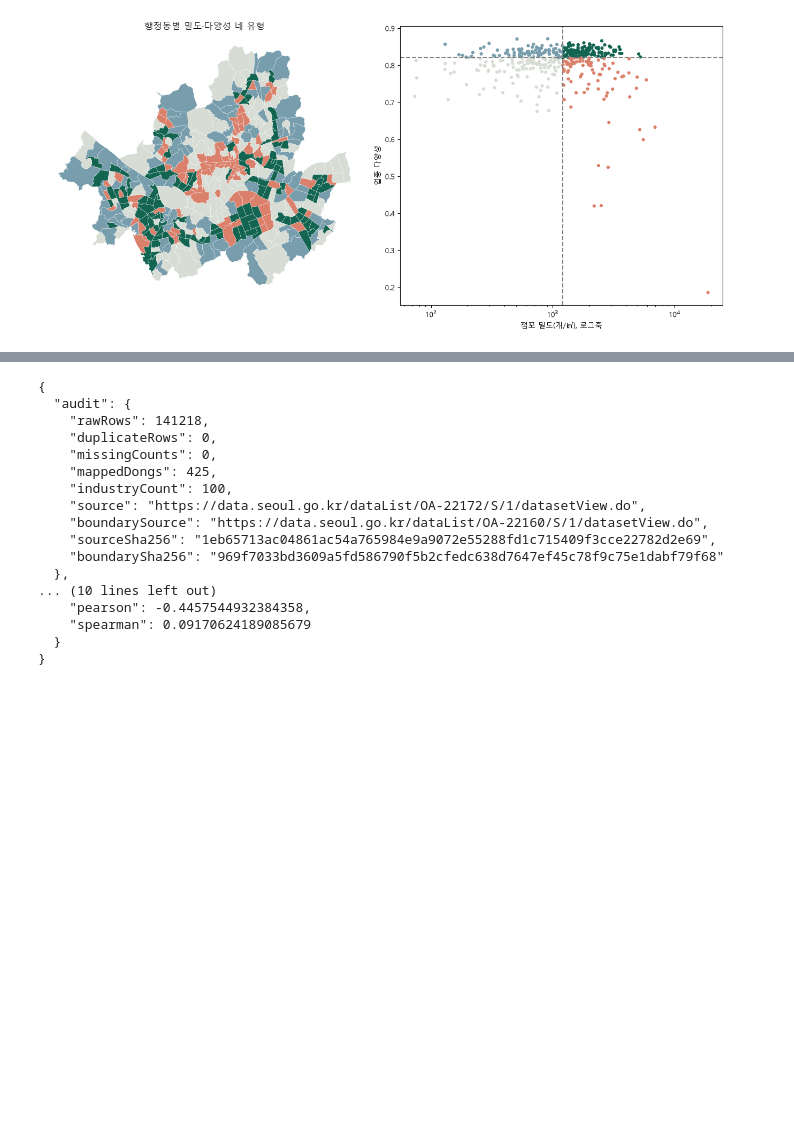
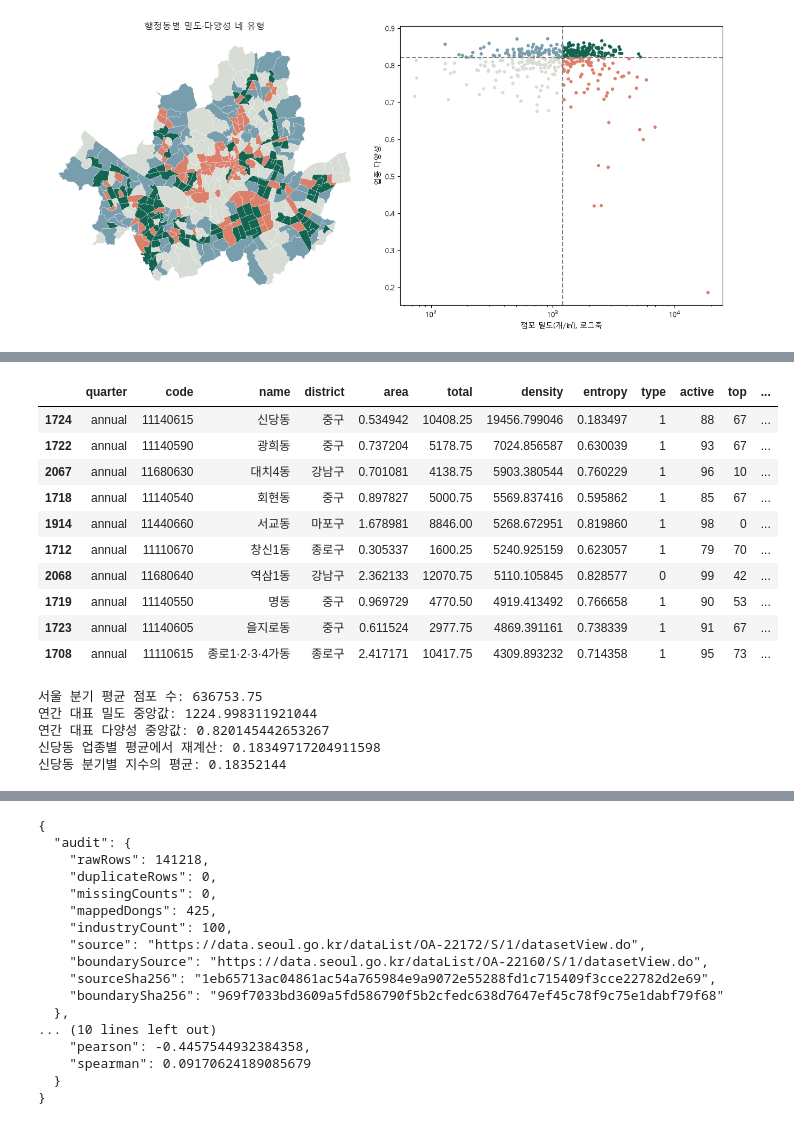
Before and after one commit to 5ykim/seoul-store-atlas, a Jupyter notebook: analysis.ipynb, the cells around one changed output, grey strips where cells are left out. Saved outputs shown, nothing was run; the diff lists cells and outputs as text; code cells hidden in the pictures; blank space fills up the shorter version.

```diff
--- a/analysis.ipynb
+++ b/analysis.ipynb
@@ -125,0 +128,29 @@ plt.tight_layout(); plt.show()
+# %%
+quarters = ['20251', '20252', '20253', '20254']
+annual = results[results['quarter'] == 'annual'].copy()
+display(annual.sort_values('density', ascending=False).head(10))
+print('서울 분기 평균 점포 수:', data['annual']['total'])
+print('연간 대표 밀도 중앙값:', data['annual']['medianDensity'])
+print('연간 대표 다양성 중앙값:', data['annual']['medianEntropy'])
+i = next(i for i,d in enumerate(data['dongs']) if d['code'] == code)
+mean_counts = [sum(data['quarters'][q]['counts'][i][k] for q in quarters)/4 for k in range(100)]
+print('신당동 업종별 평균에서 재계산:', diversity(mean_counts))
+print('신당동 분기별 지수의 평균:', sum(data['quarters'][q]['rows'][i]['entropy'] for q in quarters)/4)
+assert abs(diversity(mean_counts)-data['annual']['rows'][i]['entropy']) < 1e-7
+# %% [output]
+|  | quarter | code | name | district | area | total | density | entropy | type | active | top | ... |
+| 1724 | annual | 11140615 | 신당동 | 중구 | 0.534942 | 10408.25 | 19456.799046 | 0.183497 | 1 | 88 | 67 | ... |
+| 1722 | annual | 11140590 | 광희동 | 중구 | 0.737204 | 5178.75 | 7024.856587 | 0.630039 | 1 | 93 | 67 | ... |
+| 2067 | annual | 11680630 | 대치4동 | 강남구 | 0.701081 | 4138.75 | 5903.380544 | 0.760229 | 1 | 96 | 10 | ... |
+| 1718 | annual | 11140540 | 회현동 | 중구 | 0.897827 | 5000.75 | 5569.837416 | 0.595862 | 1 | 85 | 67 | ... |
+| 1914 | annual | 11440660 | 서교동 | 마포구 | 1.678981 | 8846.00 | 5268.672951 | 0.819860 | 1 | 98 | 0 | ... |
+| 1712 | annual | 11110670 | 창신1동 | 종로구 | 0.305337 | 1600.25 | 5240.925159 | 0.623057 | 1 | 79 | 70 | ... |
+| 2068 | annual | 11680640 | 역삼1동 | 강남구 | 2.362133 | 12070.75 | 5110.105845 | 0.828577 | 0 | 99 | 42 | ... |
+| 1719 | annual | 11140550 | 명동 | 중구 | 0.969729 | 4770.50 | 4919.413492 | 0.766658 | 1 | 90 | 53 | ... |
+| 1723 | annual | 11140605 | 을지로동 | 중구 | 0.611524 | 2977.75 | 4869.391161 | 0.738339 | 1 | 91 | 67 | ... |
+| 1708 | annual | 11110615 | 종로1·2·3·4가동 | 종로구 | 2.417171 | 10417.75 | 4309.893232 | 0.714358 | 1 | 95 | 73 | ... |
+서울 분기 평균 점포 수: 636753.75
+연간 대표 밀도 중앙값: 1224.998311921044
+연간 대표 다양성 중앙값: 0.820145442653267
+신당동 업종별 평균에서 재계산: 0.18349717204911598
+신당동 분기별 지수의 평균: 0.18352144
```
Also changed, not shown: parts of 6 cells of this notebook, 15 other files.
